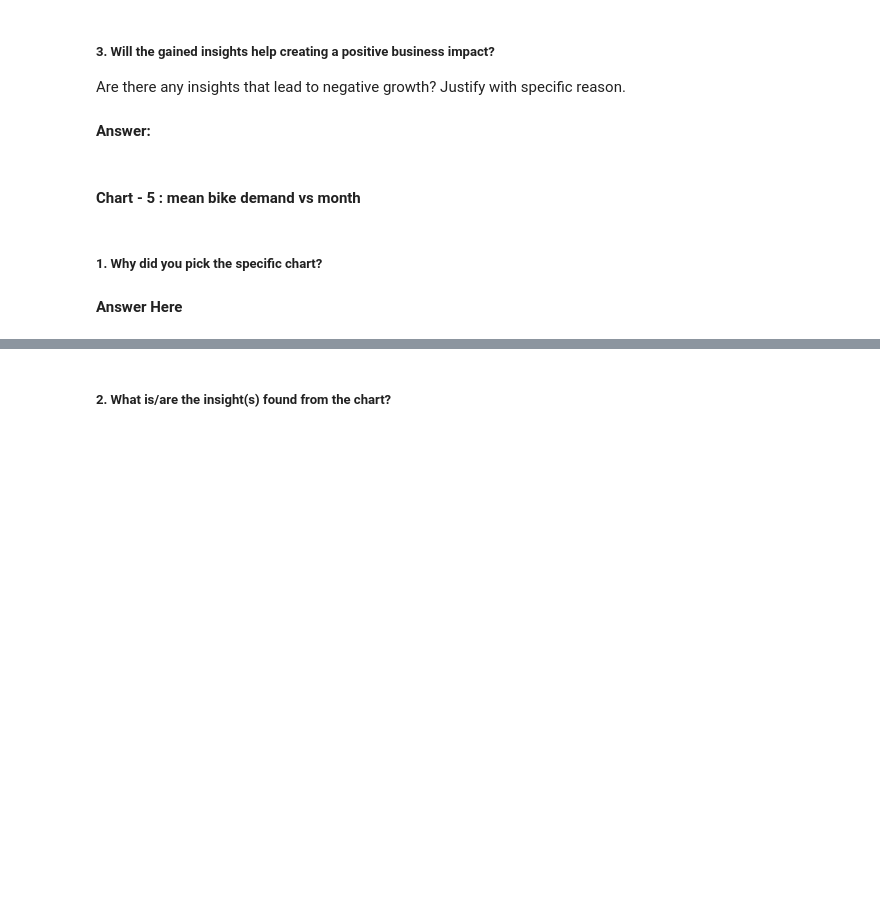
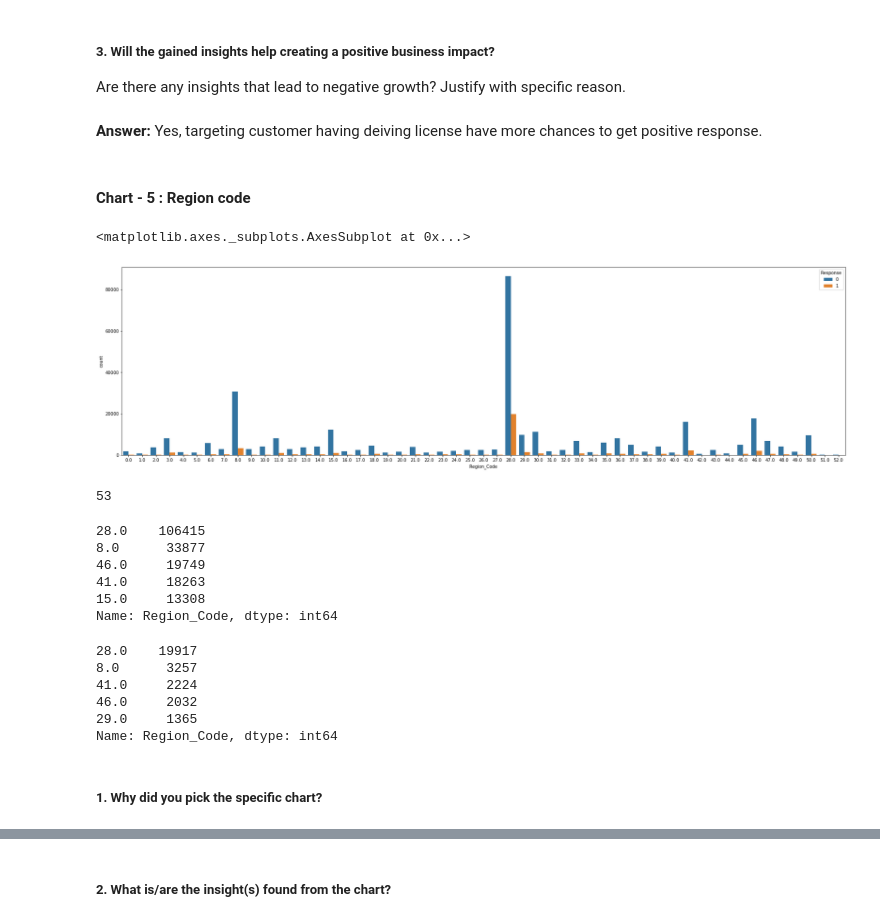
Before and after one commit to ad709kr/Health-insurance-cross-sell-prediction, a Jupyter notebook: Heath_Insurance_cross_sell_prediction.ipynb, the cells around one changed output, grey strips where cells are left out. Cells and saved outputs as stored; diff of their text form; code cells hidden in the pictures; blank space fills up the shorter version.

```diff
--- a/Heath_Insurance_cross_sell_prediction.ipynb
+++ b/Heath_Insurance_cross_sell_prediction.ipynb
@@ -347,11 +398,39 @@ Are there any insights that lead to negative growth? Justify with specific reaso
 # %% [markdown]
 ##### 3. Will the gained insights help creating a positive business impact?
 Are there any insights that lead to negative growth? Justify with specific reason.
-# %% [markdown]
-**Answer:**
+# %% [markdown]
+**Answer:** Yes, targeting customer having deiving license have more chances to get positive response.
 # %% [markdown]
-#### Chart - 5 : mean bike demand vs month
+#### Chart - 5 : Region code
+# %%
+plt.figure(figsize = (30,8))
+sns.countplot(data['Region_Code'], hue = data['Response'])
+# %% [output]
+<matplotlib.axes._subplots.AxesSubplot at 0x...>
+[figure, added]
+# %%
+region_code_list = list(data['Region_Code'].unique())
+len(region_code_list)
+# %% [output]
+53
+# %%
+data['Region_Code'].value_counts().iloc[:5]
+# %% [output]
+28.0    106415
+8.0      33877
+46.0     19749
+41.0     18263
+15.0     13308
+Name: Region_Code, dtype: int64
+# %%
+response_yes = data[data['Response'] == 1]
+response_yes['Region_Code'].value_counts().iloc[:5]
+# %% [output]
+28.0    19917
+8.0      3257
+41.0     2224
+46.0     2032
+29.0     1365
+Name: Region_Code, dtype: int64
 # %% [markdown]
 ##### 1. Why did you pick the specific chart?
-# %% [markdown]
-**Answer Here**
```
Also changed, not shown: parts of 46 cells of this notebook.
